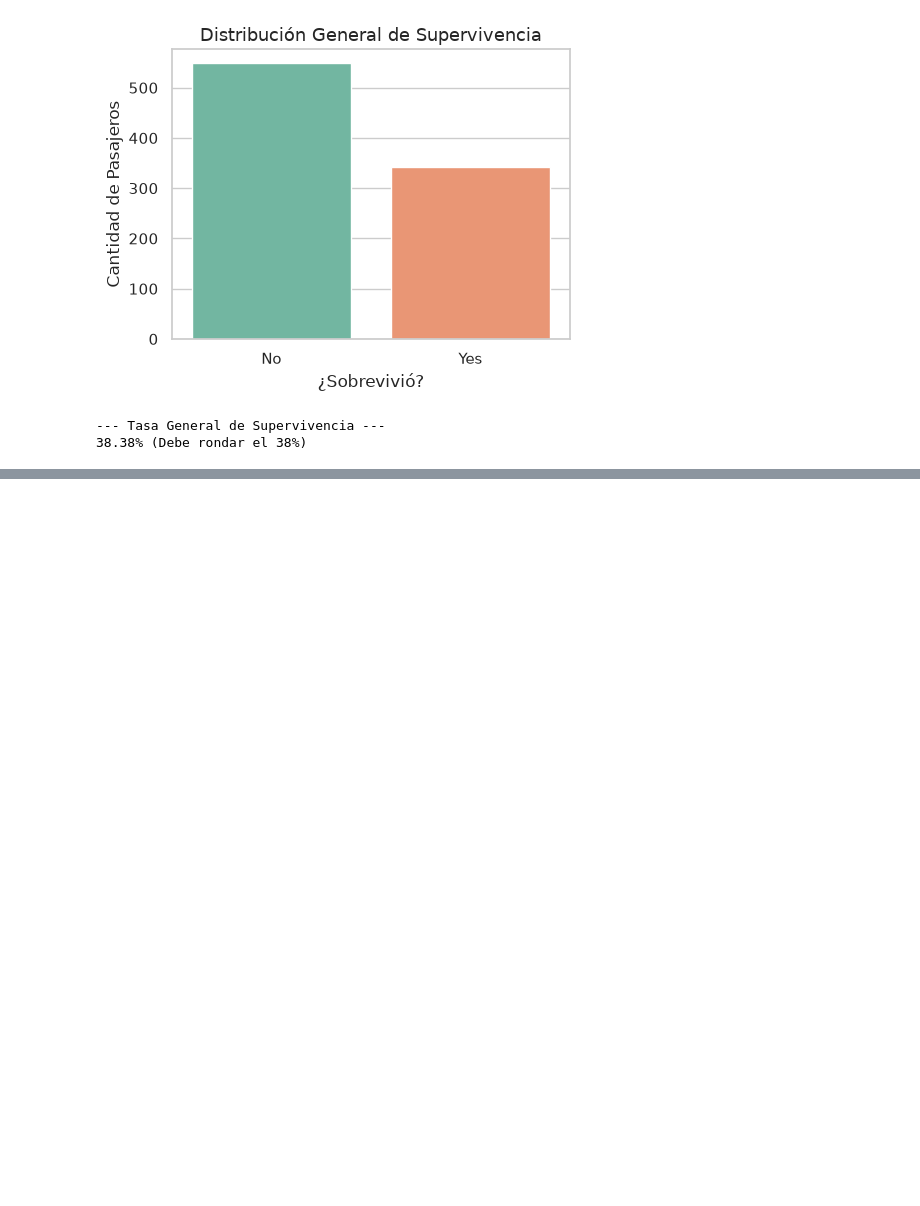
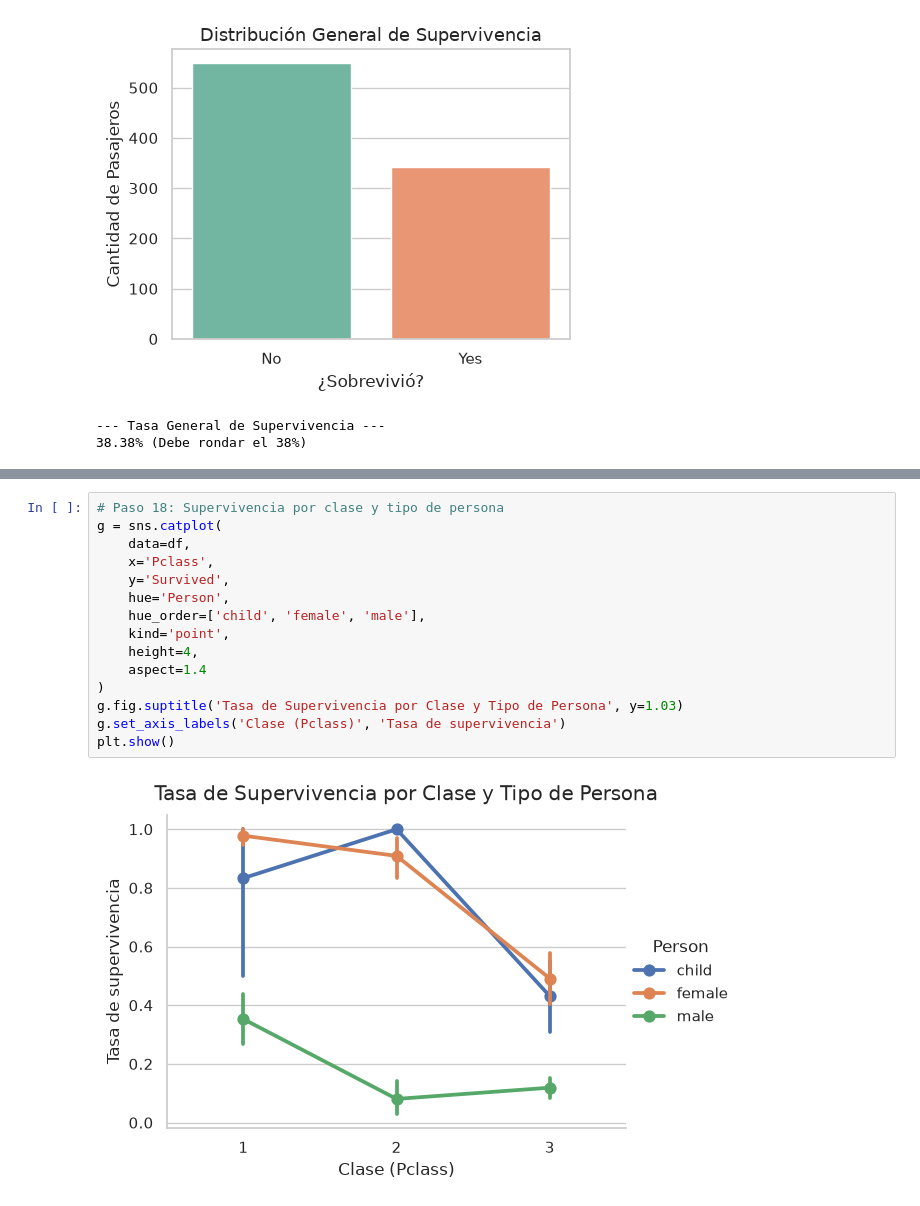
Before and after one commit to KeydyMi/proyecto_ciencia_de_datos, a Jupyter notebook: notebooks/02_exploracion.ipynb, the cells around one changed output, grey strips where cells are left out. Drawn from its saved outputs; the diff is of its cells as text; blank space fills up the shorter version.

```diff
--- a/notebooks/02_exploracion.ipynb
+++ b/notebooks/02_exploracion.ipynb
@@ -325,0 +337,17 @@ Passing `palette` without assigning `hue` is deprecated and will be removed in v
+# %%
+# Paso 18: Supervivencia por clase y tipo de persona
+g = sns.catplot(
+    data=df,
+    x='Pclass',
+    y='Survived',
+    hue='Person',
+    hue_order=['child', 'female', 'male'],
+    kind='point',
+    height=4,
+    aspect=1.4
+)
+g.fig.suptitle('Tasa de Supervivencia por Clase y Tipo de Persona', y=1.03)
+g.set_axis_labels('Clase (Pclass)', 'Tasa de supervivencia')
+plt.show()
+# %% [output]
+[figure, added]
```
Also changed, not shown: parts of 1 cell of this notebook.
